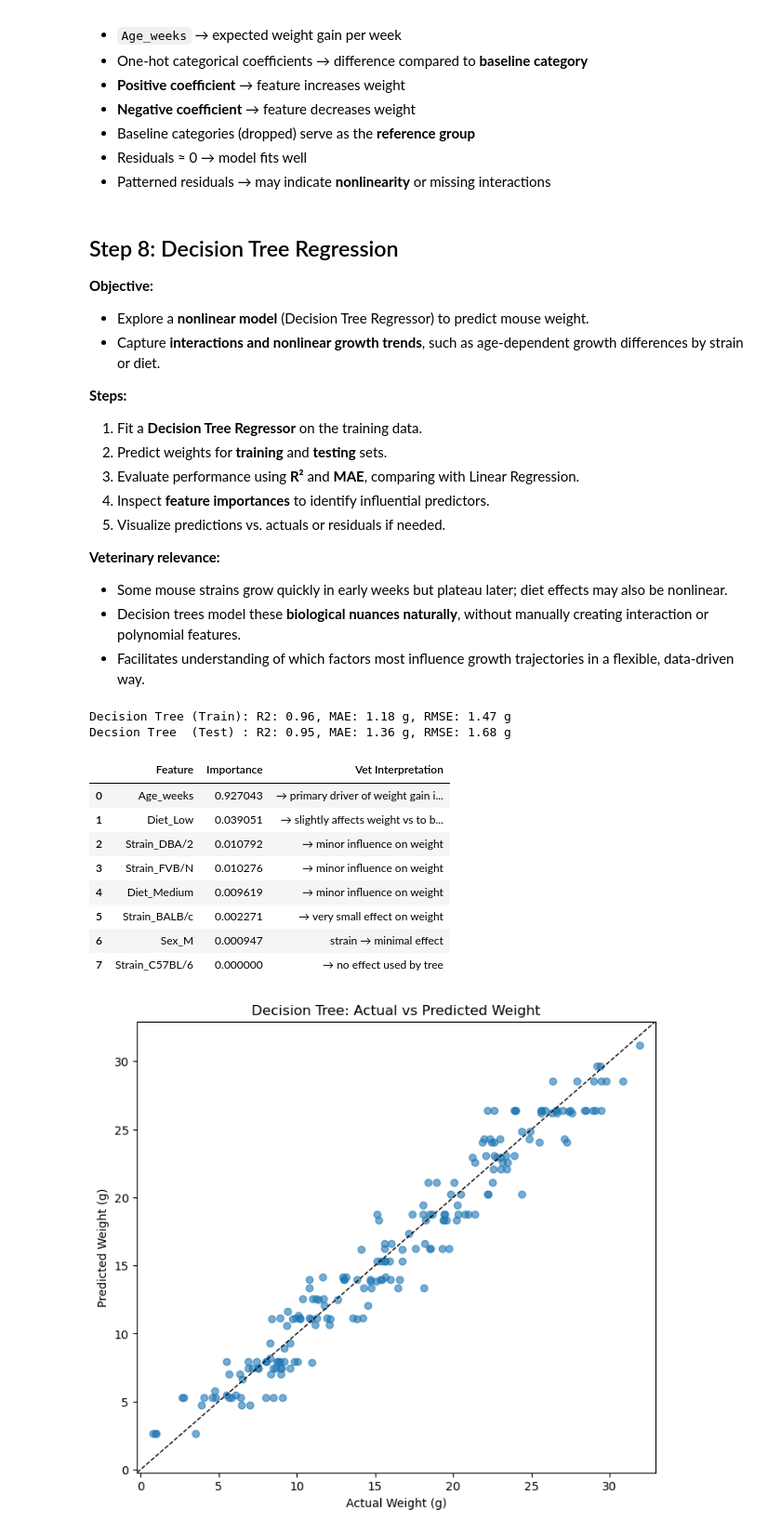
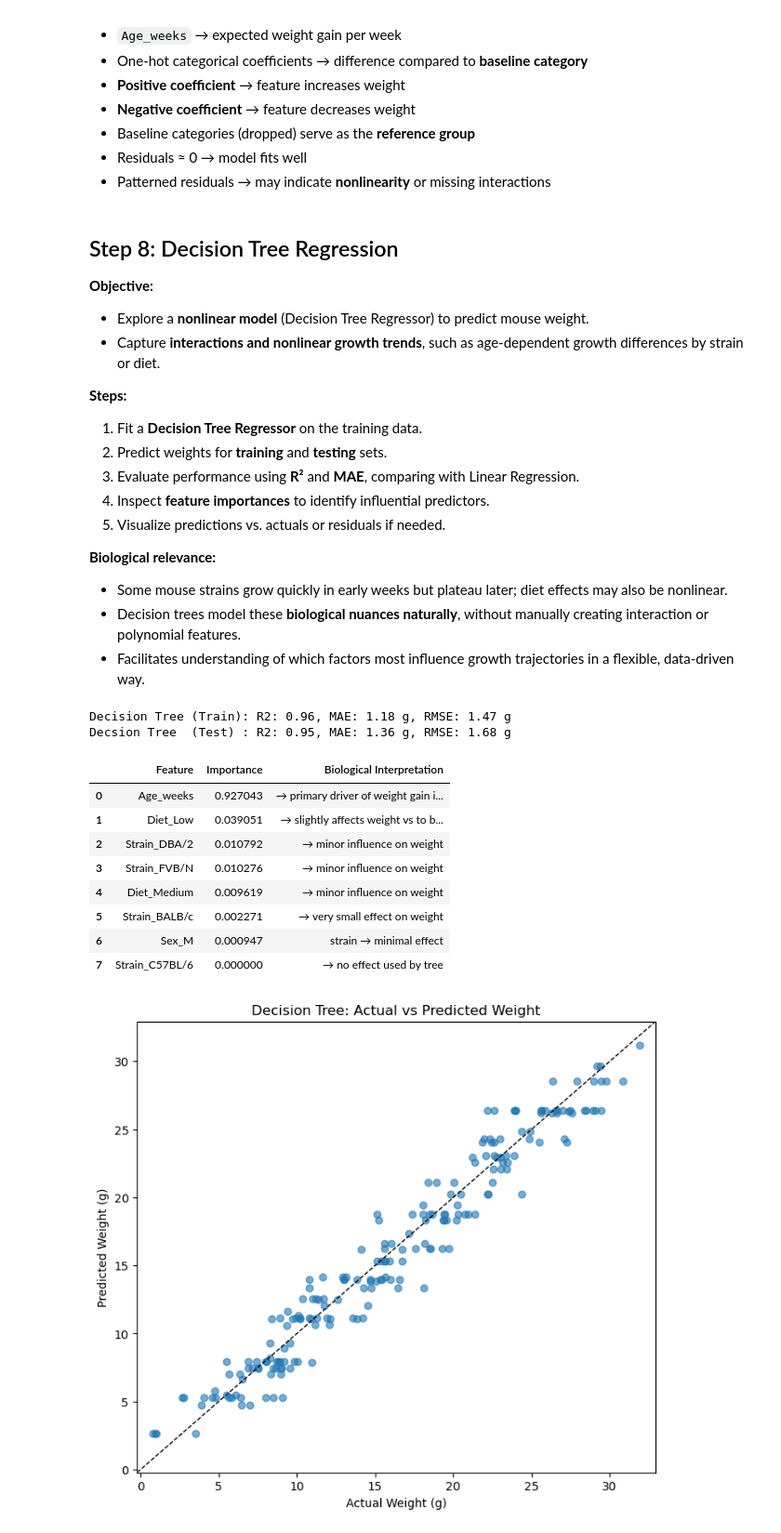
Before and after one commit to Ibrahim-El-Khouli/Lab-Animal-Growth-Prediction, a Jupyter notebook: lab-animal-growth-prediction.ipynb, the cells around one changed output. Shown at 93% size. Cells and saved outputs as stored; diff of their text form; code cells hidden in the pictures.

```diff
--- a/lab-animal-growth-prediction.ipynb
+++ b/lab-animal-growth-prediction.ipynb
@@ -495,7 +464,7 @@ plt.show()
 4. Inspect **feature importances** to identify influential predictors.
 5. Visualize predictions vs. actuals or residuals if needed.
 
-**Veterinary relevance:**
+**Biological relevance:**
 - Some mouse strains grow quickly in early weeks but plateau later; diet effects may also be nonlinear.
 - Decision trees model these **biological nuances naturally**, without manually creating interaction or polynomial features.
 - Facilitates understanding of which factors most influence growth trajectories in a flexible, data-driven way.
@@ -528,29 +497,29 @@ Decsion Tree  (Test) : R2: 0.95, MAE: 1.36 g, RMSE: 1.68 g
 # %%
 # Feature importance based on absolute value of coefficients
 feature_importance_dt = pd.DataFrame({
     'Feature': X.columns,
     'Importance': dt.feature_importances_
 }).sort_values('Importance', ascending=False)
 
 
-# Creating the Vet Interpretation Column
-feature_importance_dt['Vet Interpretation'] = [
+# Creating the Biological Interpretation Column
+feature_importance_dt['Biological Interpretation'] = [
     '→ primary driver of weight gain in mice',
     '→ slightly affects weight vs to baseline diet',
     '→ minor influence on weight',
     '→ minor influence on weight',
     '→ minor influence on weight',
     '→ very small effect on weight',
     'strain → minimal effect',
     '→ no effect used by tree'
 ]
 
 # NOTICE: Baseline mouse = 129/Sv, High diet, Female
 
 feature_importance_dt.reset_index(drop=True, inplace=True)
 feature_importance_dt   #Importance: how much the decision tree relied on that feature to make splits and reduce error.
 # %% [output]
-|  | Feature | Importance | Vet Interpretation |
+|  | Feature | Importance | Biological Interpretation |
 | 0 | Age_weeks | 0.927043 | → primary driver of weight gain i... |
 | 1 | Diet_Low | 0.039051 | → slightly affects weight vs to b... |
 | 2 | Strain_DBA/2 | 0.010792 | → minor influence on weight |
```
Also changed, not shown: parts of 15 cells of this notebook.
